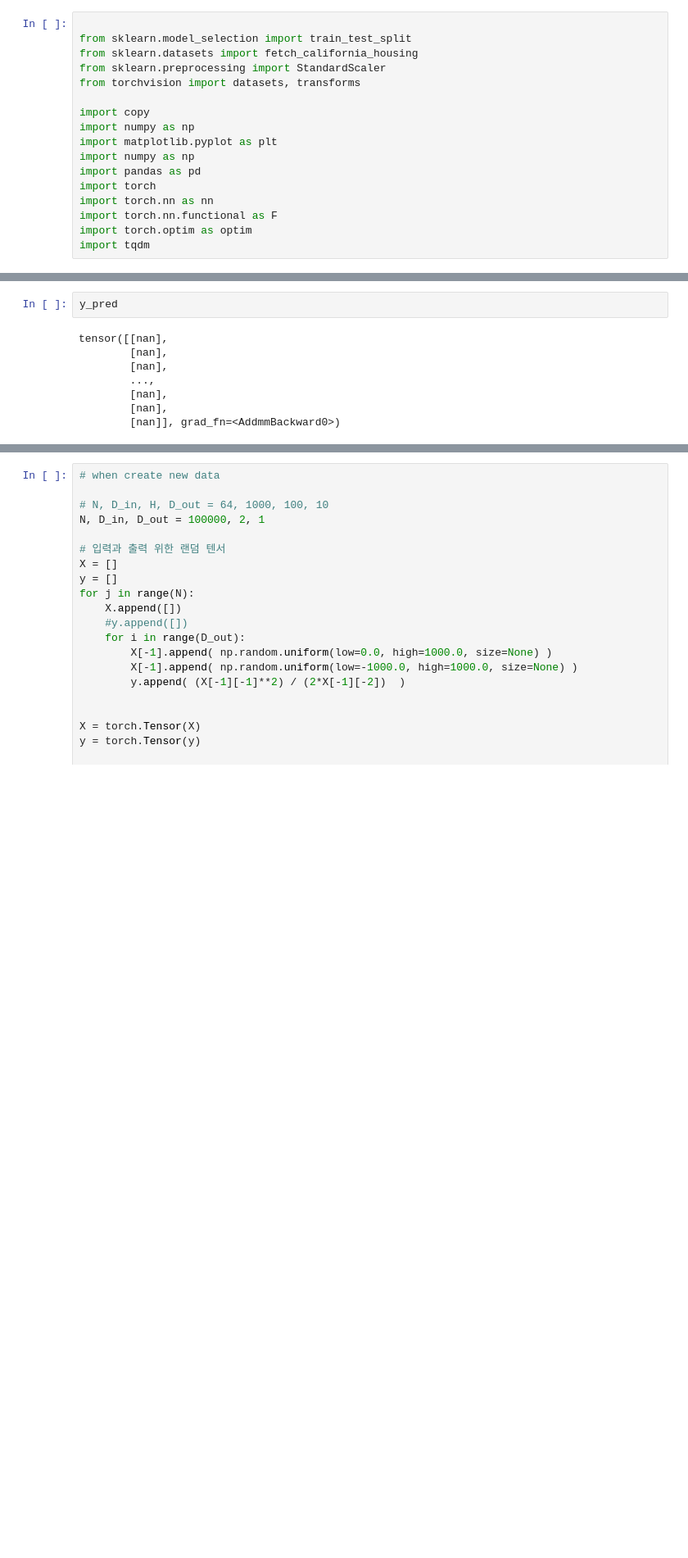
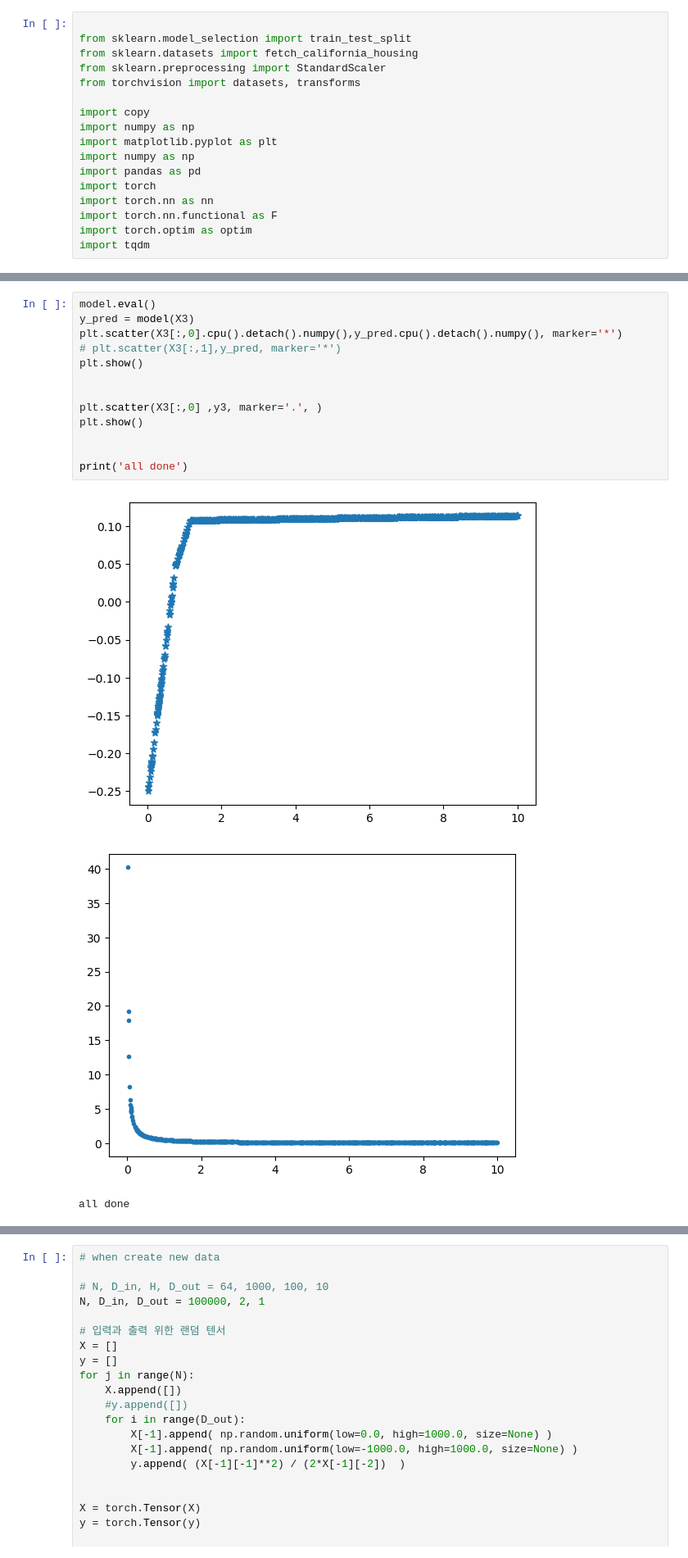
Before and after one commit to ktikok/SCMP_ML, a Jupyter notebook: predictingKineticE.ipynb, the cells around one changed output, grey strips where cells are left out. Shown at 82% size. Saved outputs shown, nothing was run; the diff lists cells and outputs as text; blank space fills up the shorter version.

```diff
--- a/predictingKineticE.ipynb
+++ b/predictingKineticE.ipynb
@@ -258,11 +207,18 @@ RuntimeError: ignored
-# %%
-y_pred
-# %% [output]
-tensor([[nan],
-        [nan],
-        [nan],
-        ...,
-        [nan],
-        [nan],
-        [nan]], grad_fn=<AddmmBackward0>)
+# %%
+model.eval()
+y_pred = model(X3)
+plt.scatter(X3[:,0].cpu().detach().numpy(),y_pred.cpu().detach().numpy(), marker='*')
+# plt.scatter(X3[:,1],y_pred, marker='*')
+plt.show()
+
+
+plt.scatter(X3[:,0] ,y3, marker='.', )
+plt.show()
+
+
+print('all done')
+# %% [output]
+[figure, added]
+[figure, added]
+all done
 # %%
```
Also changed, not shown: parts of 11 cells of this notebook, 3 other files.
